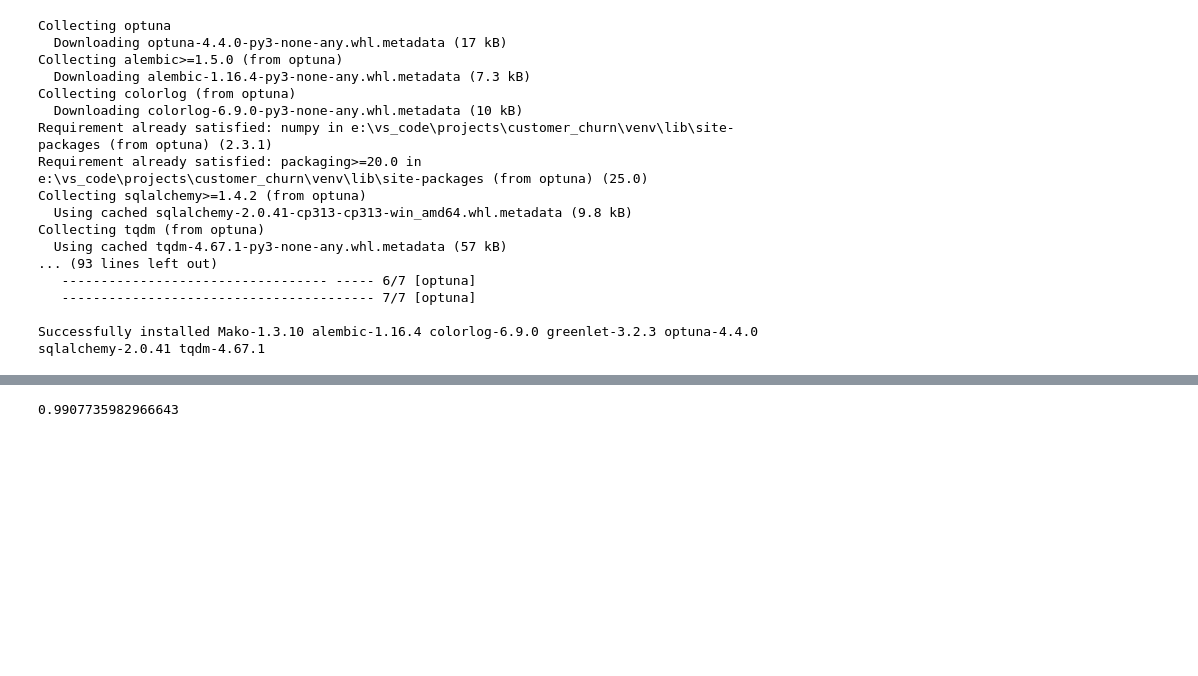
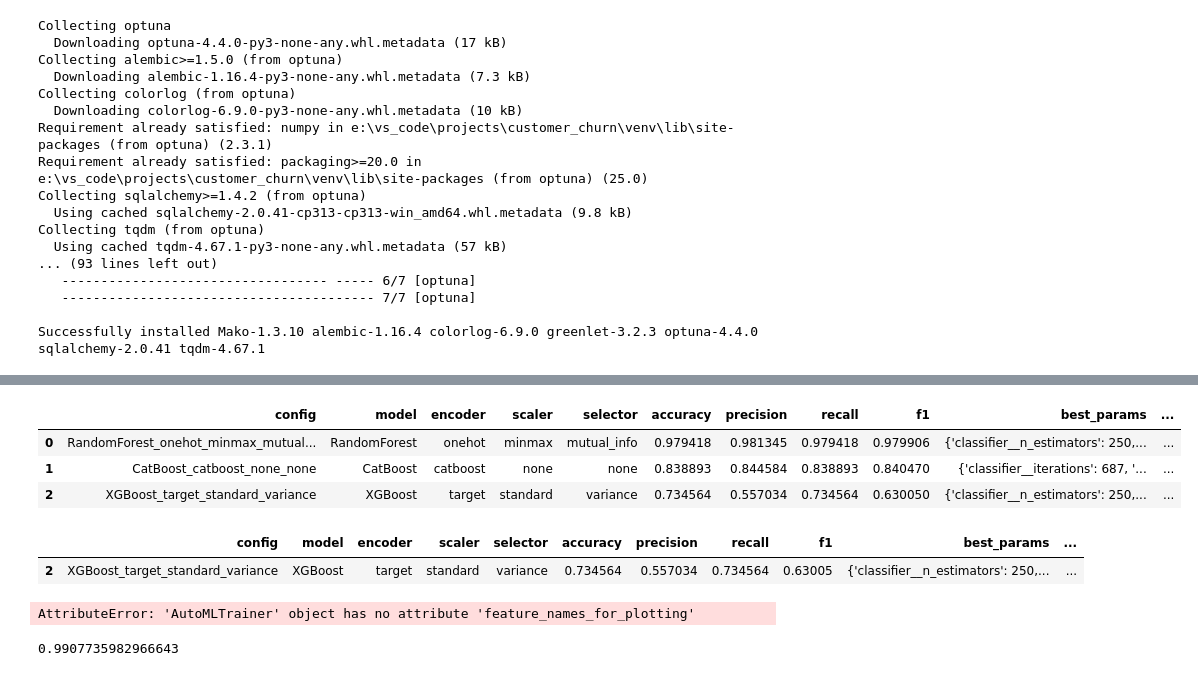
Before and after one commit to Niair/Customer_Churn_Prediction_using_MLOpps_MLflow_AWS_CI-CD, a Jupyter notebook: notebooks/book.ipynb, the cells around one changed output, grey strips where cells are left out. Cells and saved outputs as stored; diff of their text form; code cells hidden in the pictures; blank space fills up the shorter version.

```diff
--- a/notebooks/book.ipynb
+++ b/notebooks/book.ipynb
@@ -657,3 +801,45 @@ if __name__ == "__main__":
+# %%
+# Top 5 models by AUC-ROC
+all_model_results_df.sort_values(by='auc_roc', ascending=False).head()
+# %% [output]
+|  | config | model | encoder | scaler | selector | accuracy | precision | recall | f1 | best_params | ... |
+| 0 | RandomForest_onehot_minmax_mutual... | RandomForest | onehot | minmax | mutual_info | 0.979418 | 0.981345 | 0.979418 | 0.979906 | {'classifier__n_estimators': 250,... | ... |
+| 1 | CatBoost_catboost_none_none | CatBoost | catboost | none | none | 0.838893 | 0.844584 | 0.838893 | 0.840470 | {'classifier__iterations': 687, '... | ... |
+| 2 | XGBoost_target_standard_variance | XGBoost | target | standard | variance | 0.734564 | 0.557034 | 0.734564 | 0.630050 | {'classifier__n_estimators': 250,... | ... |
+# %%
+# Results for XGBoost models
+all_model_results_df[all_model_results_df['model'] == 'XGBoost']
+# %% [output]
+|  | config | model | encoder | scaler | selector | accuracy | precision | recall | f1 | best_params | ... |
+| 2 | XGBoost_target_standard_variance | XGBoost | target | standard | variance | 0.734564 | 0.557034 | 0.734564 | 0.63005 | {'classifier__n_estimators': 250,... | ... |
+# %%
+if hasattr(automl, 'feature_importances_for_plotting') and automl.feature_importances_for_plotting is not None:
+    feature_importances = automl.feature_importances_for_plotting
+    feature_names = automl.feature_names_for_plotting # This will be the processed names
+
+    if feature_names and len(feature_names) == len(feature_importances):
+        importance_df = pd.DataFrame({
+            'feature': feature_names,
+            'importance': feature_importances
+        }).sort_values('importance', ascending=False)
+
+        print("\nRaw Feature Importances DataFrame:")
+        print(importance_df.head(20)) # Print top 20 for example
+
+        # You can also regenerate the plot with custom settings if needed
+        plt.figure(figsize=(12, 8))
+        sns.barplot(x='importance', y='feature', data=importance_df.head(20), palette='viridis')
+        plt.title('Custom Top Feature Importances Plot', fontsize=16)
+        plt.xlabel('Importance', fontsize=14)
+        plt.ylabel('Feature', fontsize=14)
+        plt.tight_layout()
+        plt.show()
+    else:
+        print("Feature names or importances are not correctly available for custom plotting.")
+else:
+    print("Feature importances were not calculated or stored for the best model.")
+# %% [output]
+AttributeError: 'AutoMLTrainer' object has no attribute 'feature_names_for_plotting'
 # %%
 pipe = trainer.create_pipeline('onehot', 'LogisticRegression')
 pipe.set_params(**{
```
Also changed, not shown: parts of 8 cells of this notebook, 9 other files.
